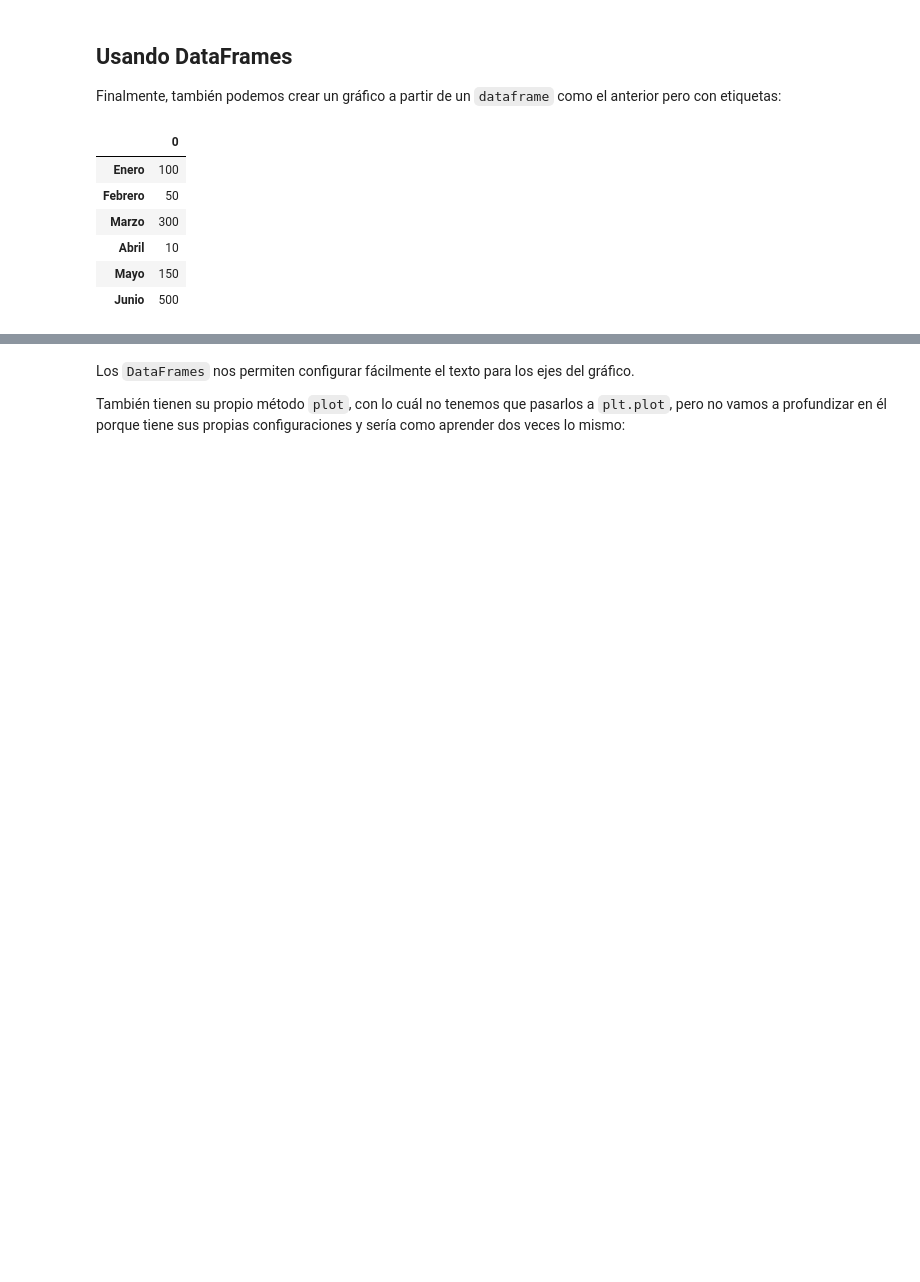
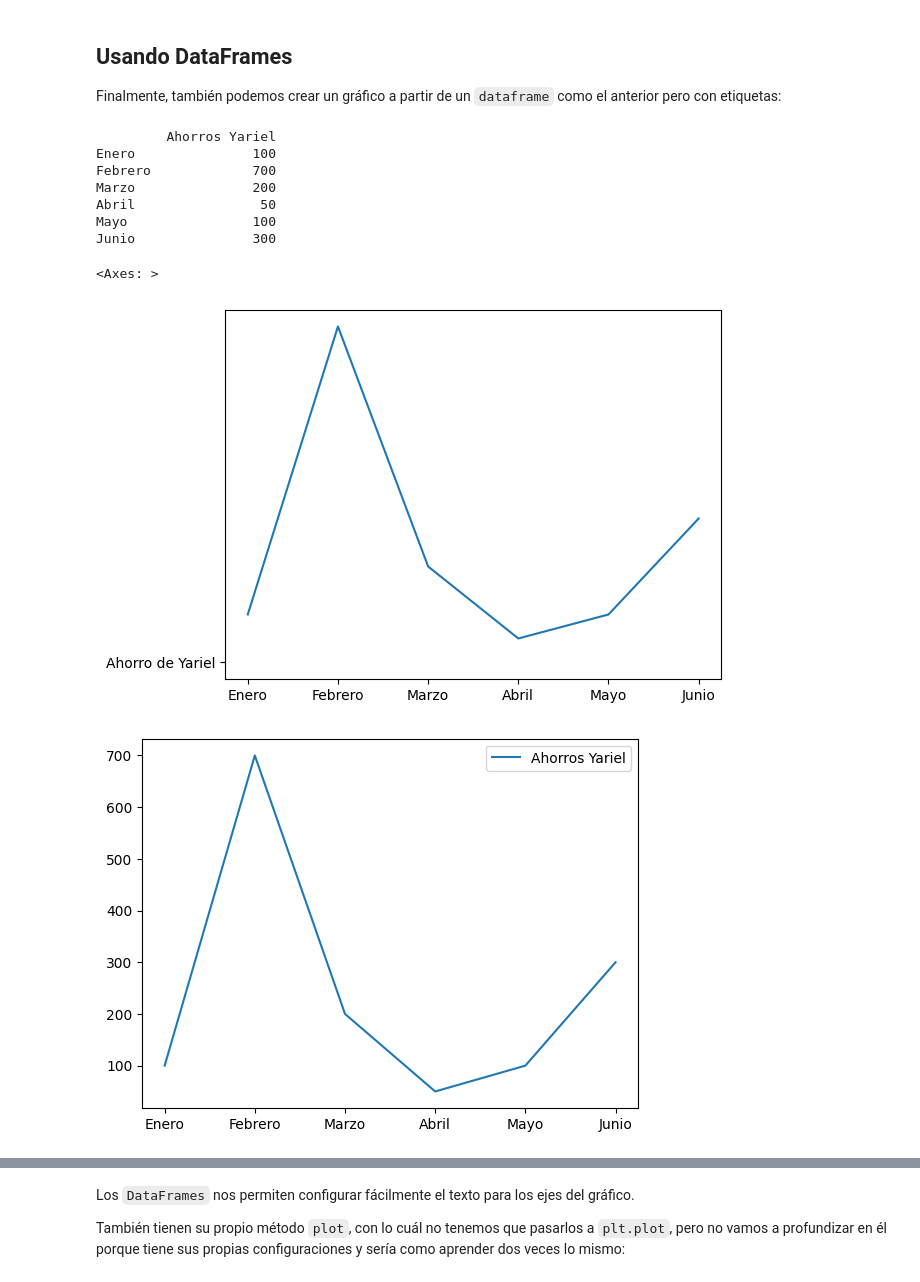
Before and after one commit to matafelipe024-coder/Class12_Matplotlib-Python, a Jupyter notebook: Notebook/02 - Primeros gráficos.ipynb, the cells around one changed output, grey strips where cells are left out. Saved outputs shown, nothing was run; the diff lists cells and outputs as text; code cells hidden in the pictures; blank space fills up the shorter version.

```diff
--- a/Notebook/02 - Primeros gráficos.ipynb
+++ b/Notebook/02 - Primeros gráficos.ipynb
@@ -38,13 +41,26 @@ También podemos crear gráficos a partir de arrays, como este array aleatorio d
 
 Finalmente, también podemos crear un gráfico a partir de un `dataframe` como el anterior pero con etiquetas:
 # %%
+ahorros = [100, 700, 200, 50, 100, 300]
+meses = ["Enero", "Febrero", "Marzo", "Abril", "Mayo", "Junio"]
+
+df = pd.DataFrame({ "Ahorros Yariel": ahorros }, index=meses)
+print(df)
+
+plt.plot(df)
+plt.plot("Ahorro de Yariel")
+
+df.plot()
 # %% [output]
-|  | 0 |
-| Enero | 100 |
-| Febrero | 50 |
-| Marzo | 300 |
-| Abril | 10 |
-| Mayo | 150 |
-| Junio | 500 |
+         Ahorros Yariel
+Enero               100
+Febrero             700
+Marzo               200
+Abril                50
+Mayo                100
+Junio               300
+<Axes: >
+[figure, added]
+[figure, added]
 # %%
 # Dibujar gráfico
```
Also changed, not shown: parts of 5 cells of this notebook, 2 other files.
